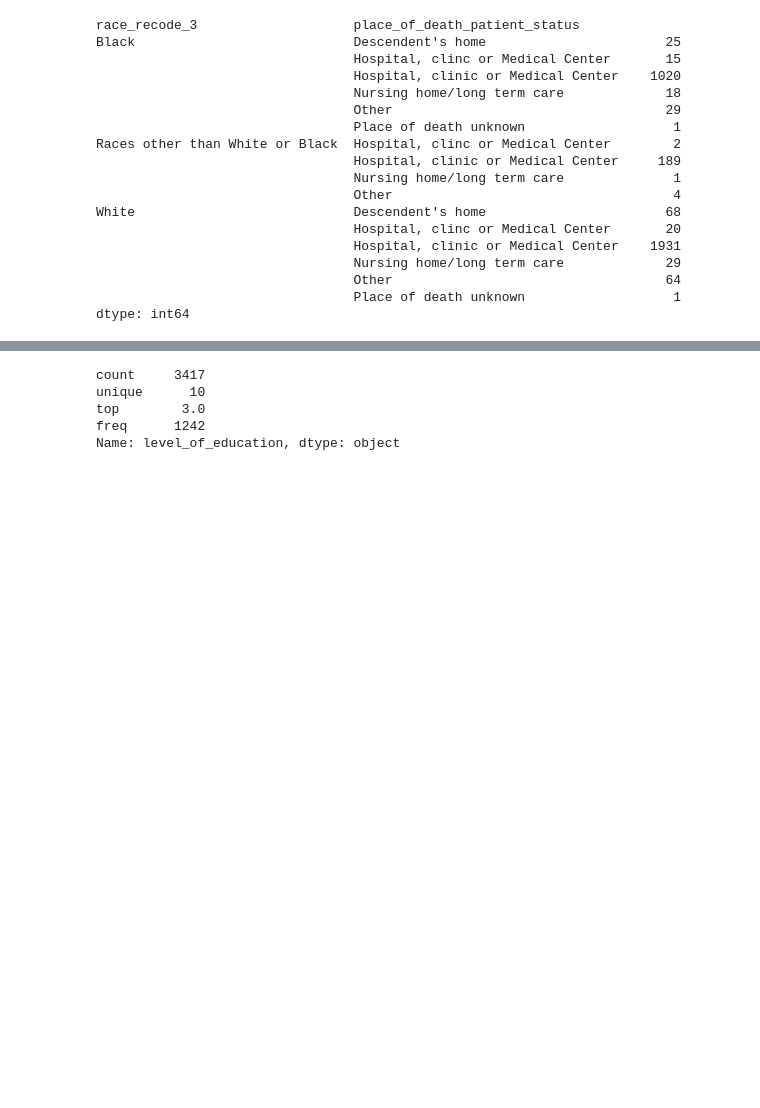
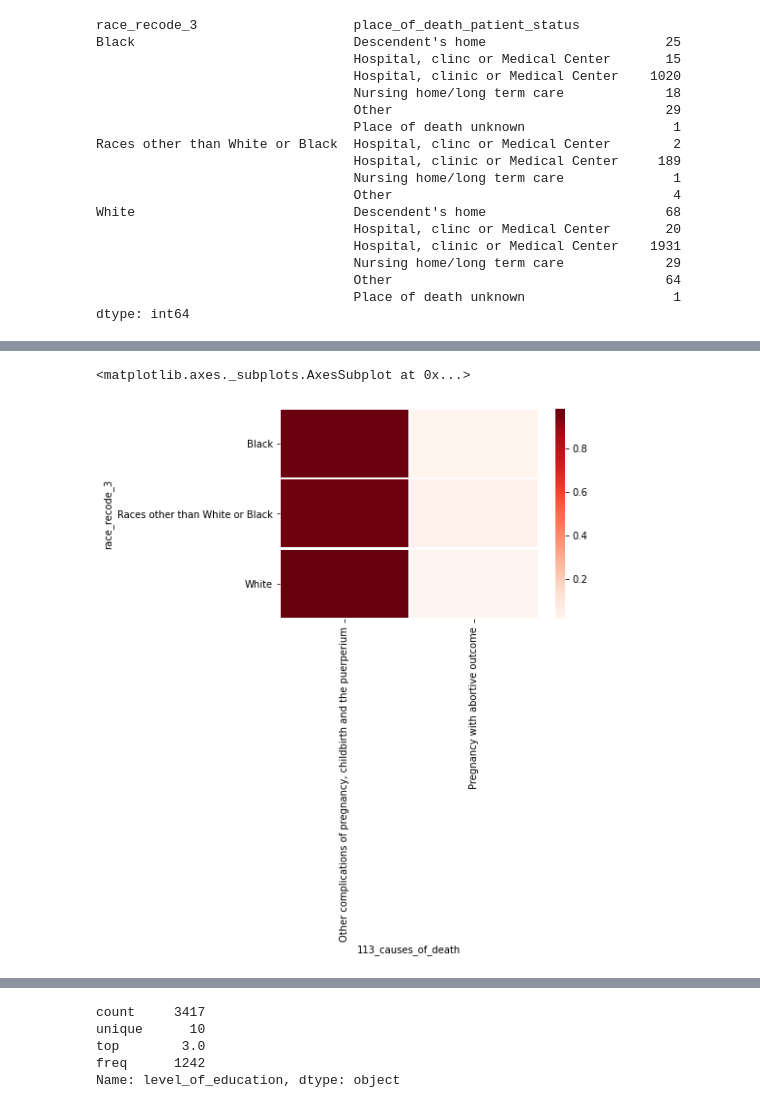
Before and after one commit to andrezafeu/maternal_mortality, a Jupyter notebook: EDA.ipynb, the cells around one changed output, grey strips where cells are left out. Cells and saved outputs as stored; diff of their text form; code cells hidden in the pictures; blank space fills up the shorter version.

```diff
--- a/EDA.ipynb
+++ b/EDA.ipynb
@@ -278,0 +202,6 @@ sns.heatmap(event_count_table, cmap='Reds', linewidths=1.5)
+# %%
+# without hispanics
+create_race_heatmap(df_non_hispanic, '113_causes_of_death')
+# %% [output]
+<matplotlib.axes._subplots.AxesSubplot at 0x...>
+[figure, added]
```
Also changed, not shown: parts of 23 cells of this notebook, 3 other files.
